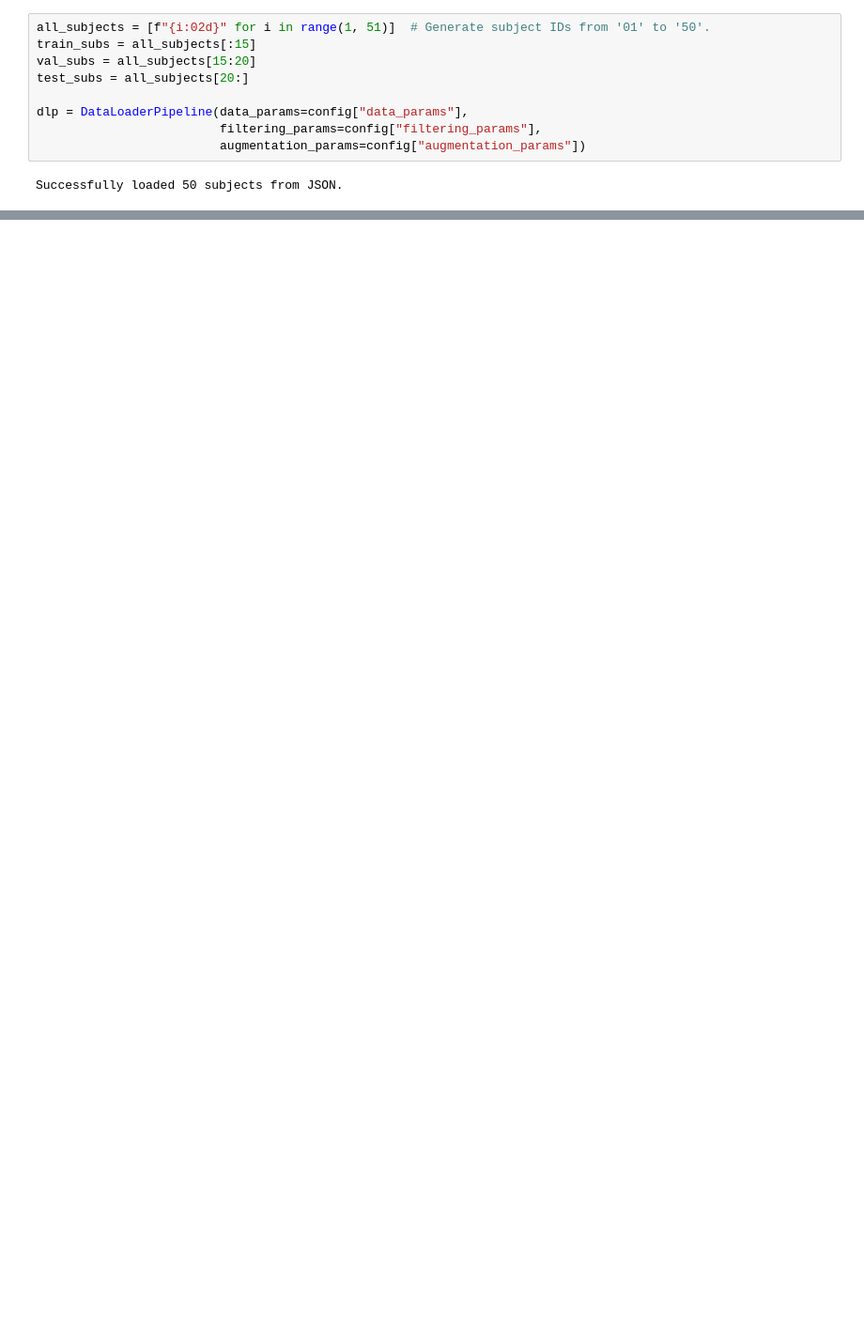
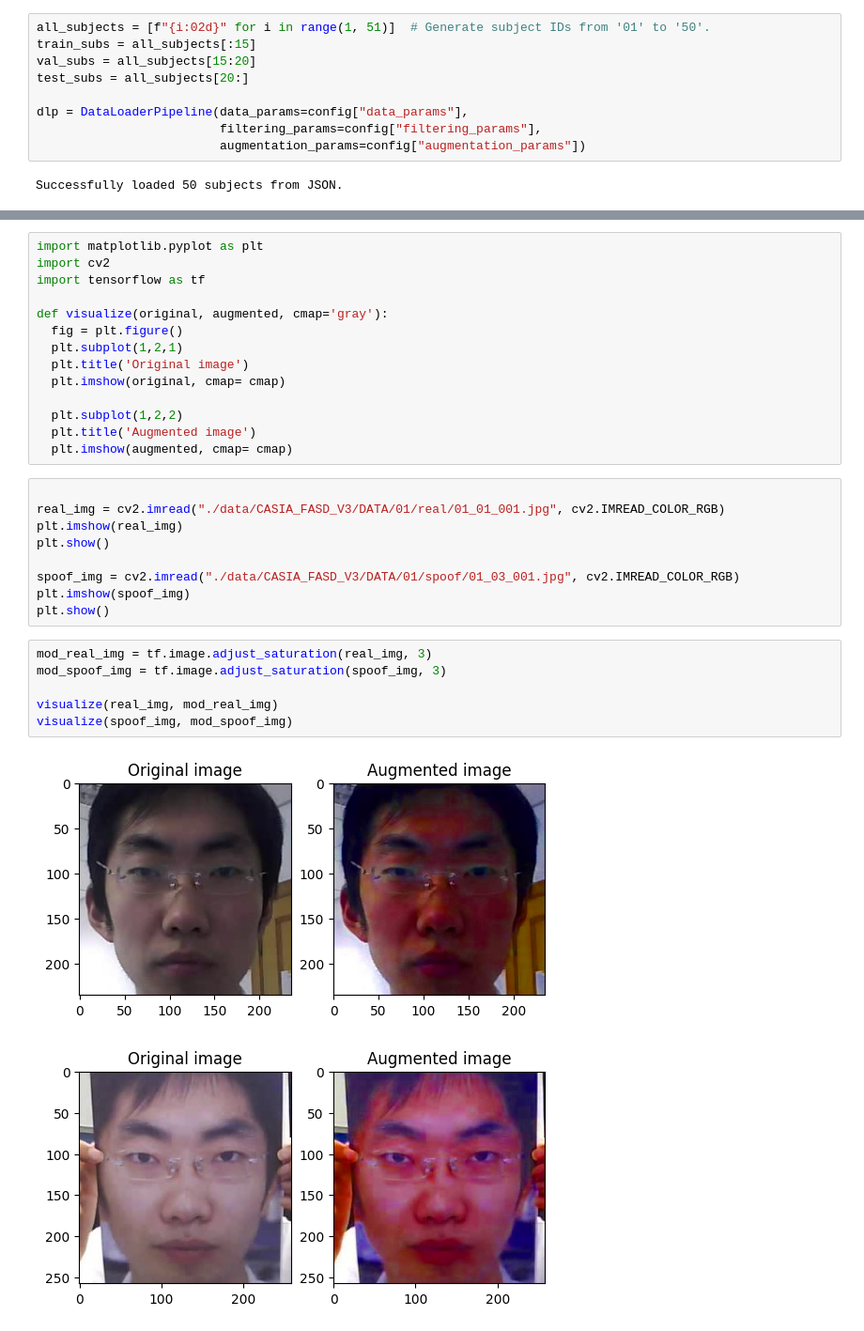
Before and after one commit to OussamaMadev/face-anti-spoofing-pipline, a Jupyter notebook: data_pipline_lab.ipynb, the cells around one changed output, grey strips where cells are left out. Shown at 94% size. Cells and saved outputs as stored; diff of their text form; blank space fills up the shorter version.

```diff
--- a/data_pipline_lab.ipynb
+++ b/data_pipline_lab.ipynb
@@ -118,0 +84,32 @@ Warning: Dataset is Unbalanced!
+# %%
+import matplotlib.pyplot as plt
+import cv2
+import tensorflow as tf
+
+def visualize(original, augmented, cmap='gray'):
+  fig = plt.figure()
+  plt.subplot(1,2,1)
+  plt.title('Original image')
+  plt.imshow(original, cmap= cmap)
+
+  plt.subplot(1,2,2)
+  plt.title('Augmented image')
+  plt.imshow(augmented, cmap= cmap)
+# %%
+
+real_img = cv2.imread("./data/CASIA_FASD_V3/DATA/01/real/01_01_001.jpg", cv2.IMREAD_COLOR_RGB)
+plt.imshow(real_img)
+plt.show()
+
+spoof_img = cv2.imread("./data/CASIA_FASD_V3/DATA/01/spoof/01_03_001.jpg", cv2.IMREAD_COLOR_RGB)
+plt.imshow(spoof_img)
+plt.show()
+# %%
+mod_real_img = tf.image.adjust_saturation(real_img, 3)
+mod_spoof_img = tf.image.adjust_saturation(spoof_img, 3)
+
+visualize(real_img, mod_real_img)
+visualize(spoof_img, mod_spoof_img)
+# %% [output]
+[figure, added]
+[figure, added]
```
Also changed, not shown: parts of 6 cells of this notebook, 4 other files.
